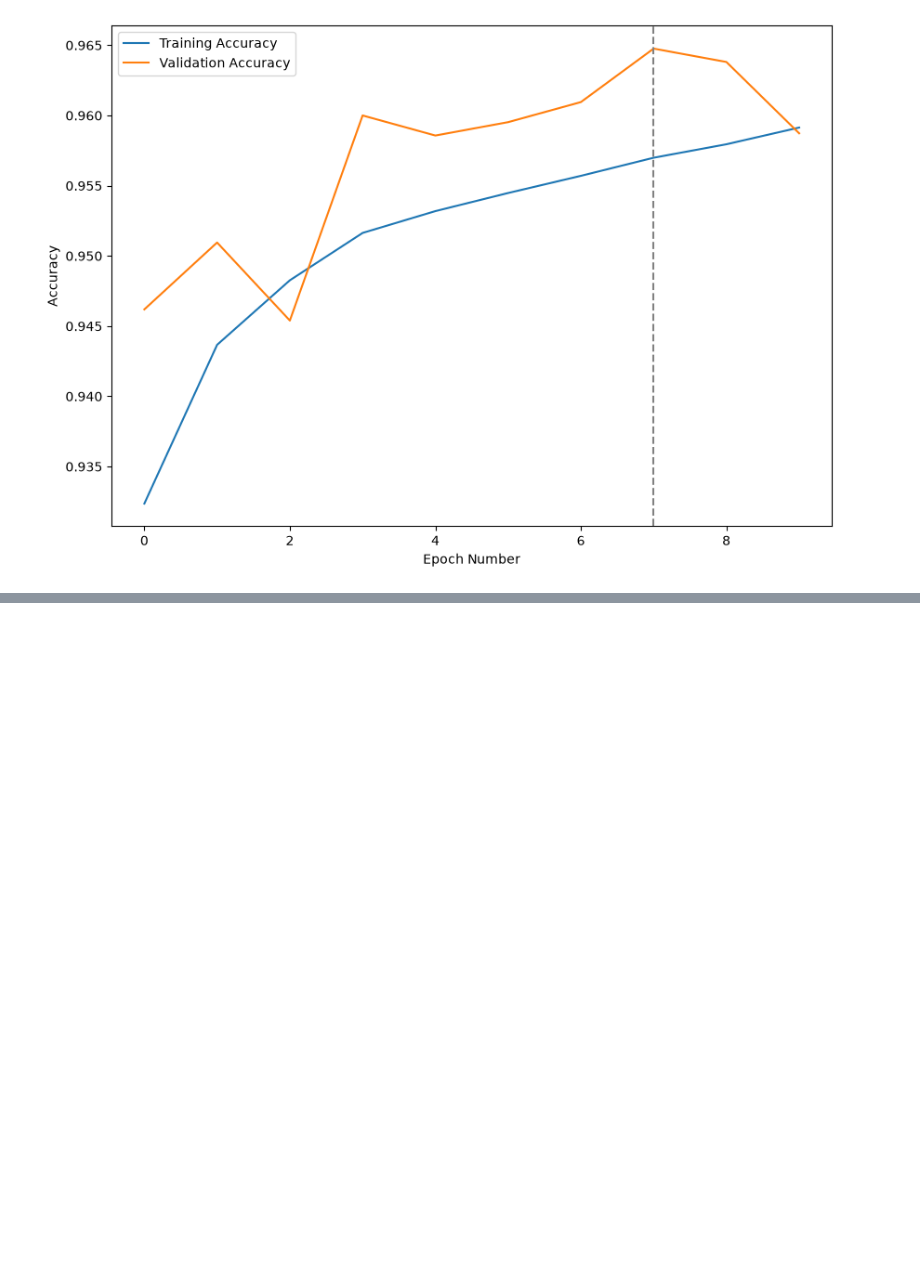
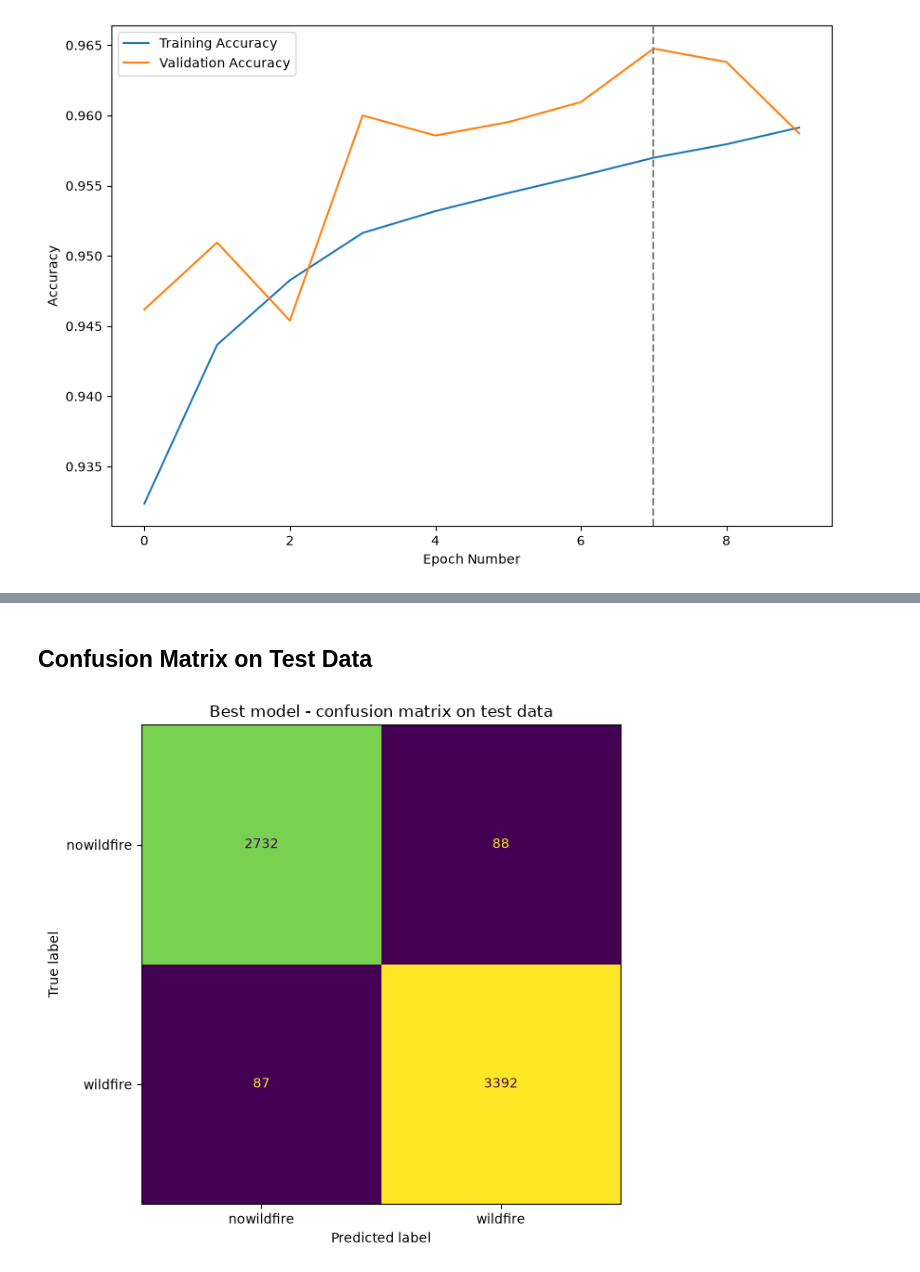
Before and after one commit to MalinMo/wildfire-prediction-pytorch, a Jupyter notebook: wildfire_prediction.ipynb, the cells around one changed output, grey strips where cells are left out. Cells and saved outputs as stored; diff of their text form; code cells hidden in the pictures; blank space fills up the shorter version.

Commit message:
Add test, prediction and confusion matrix

```diff
--- a/wildfire_prediction.ipynb
+++ b/wildfire_prediction.ipynb
@@ -416,0 +493,2 @@ plt.show()
+# %% [markdown]
+## Confusion Matrix on Test Data
@@ -416,0 +514,46 @@ plt.show()
+# %%
+y_true, y_pred = predict_classes(best_model, test_data_loader)
+# %%
+from sklearn.metrics import confusion_matrix, ConfusionMatrixDisplay
+
+def plot_confusion_matrix(y_true, y_pred, class_names, title="Confusion matrix"):
+
+    """Function to plot confusion matrix"""
+
+    labels = np.arange(len(class_names))
+
+    cm = confusion_matrix(
+        y_true,
+        y_pred,
+        labels=labels
+    )
+
+    fig, ax = plt.subplots(figsize=(8, 6))
+
+    display = ConfusionMatrixDisplay(
+        confusion_matrix=cm,
+        display_labels=class_names
+    )
+
+    display.plot(
+        ax=ax,
+        values_format="d",
+        colorbar=False
+    )
+
+    plt.title(title)
+    plt.tight_layout()
+    plt.show()
+
+    return cm
+# %%
+class_names = [idx_to_class[i] for i in sorted(idx_to_class)]
+
+best_model_cm = plot_confusion_matrix(
+    y_true,
+    y_pred,
+    class_names,
+    title="Best model - confusion matrix on test data"
+)
+# %% [output]
+[figure, added]
```
Also changed, not shown: parts of 8 cells of this notebook.
